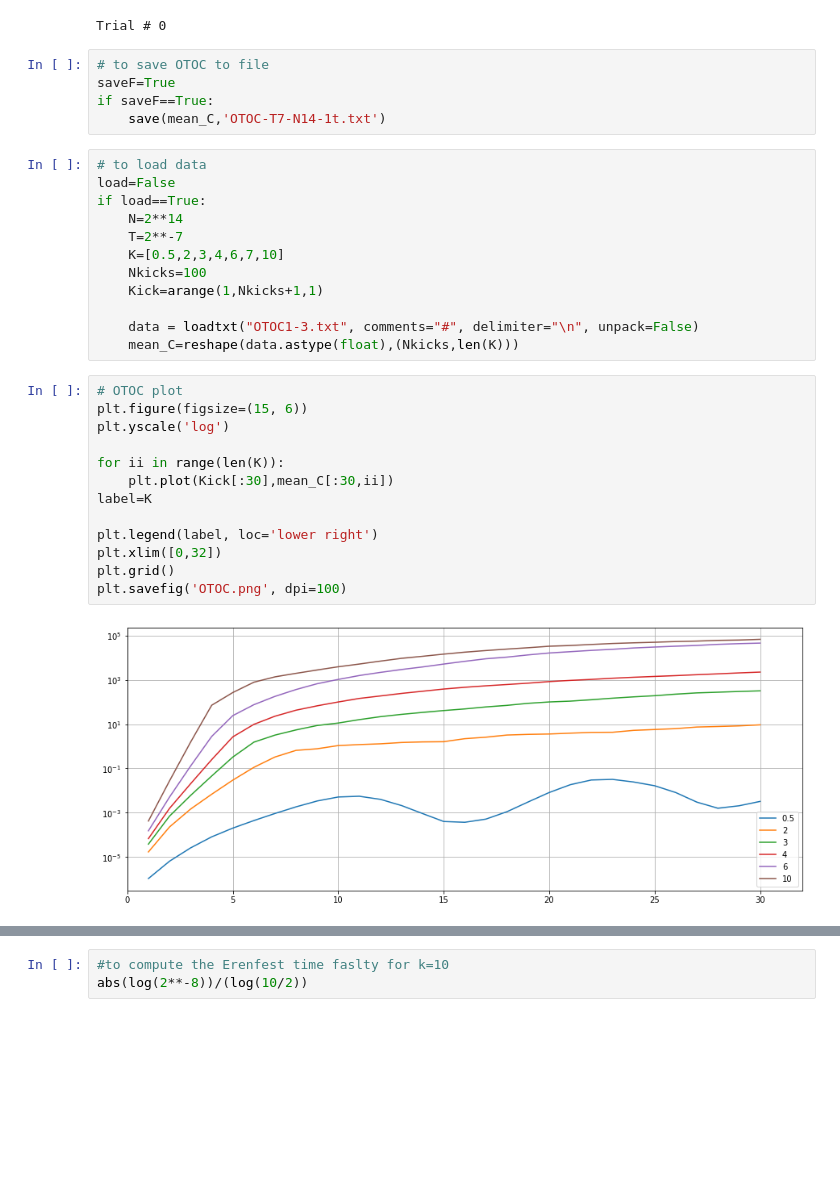
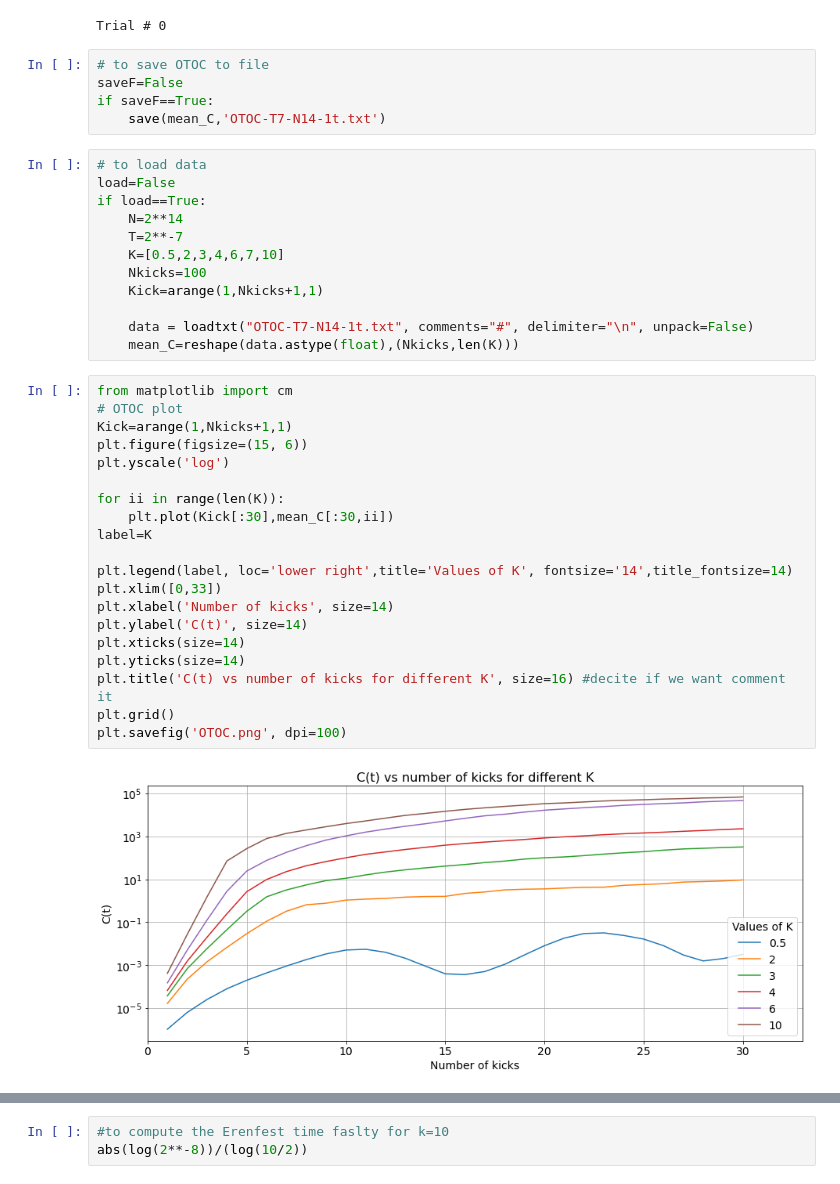
Before and after one commit to CleliaCorridori/OTOC-growth-rate-and-Lyapunov-Exponent-to-inspect-classical-and-quantum-chaos, a Jupyter notebook: OTOC.ipynb, the cells around one changed output, grey strips where cells are left out. Saved outputs shown, nothing was run; the diff lists cells and outputs as text; blank space fills up the shorter version.

```diff
--- a/OTOC.ipynb
+++ b/OTOC.ipynb
@@ -21,7 +27,7 @@ Kick=arange(1,Nkicks+1,1)
 Trial # 0
 # %%
 # to save OTOC to file
-saveF=True
+saveF=False
 if saveF==True:
     save(mean_C,'OTOC-T7-N14-1t.txt')
 # %%
@@ -34,23 +40,30 @@ if load==True:
     Nkicks=100
     Kick=arange(1,Nkicks+1,1)
 
-    data = loadtxt("OTOC1-3.txt", comments="#", delimiter="\n", unpack=False)
+    data = loadtxt("OTOC-T7-N14-1t.txt", comments="#", delimiter="\n", unpack=False)
     mean_C=reshape(data.astype(float),(Nkicks,len(K)))
 # %%
+from matplotlib import cm
 # OTOC plot
+Kick=arange(1,Nkicks+1,1)
 plt.figure(figsize=(15, 6))
 plt.yscale('log')
 
 for ii in range(len(K)):
     plt.plot(Kick[:30],mean_C[:30,ii])
 label=K
 
-plt.legend(label, loc='lower right')
-plt.xlim([0,32])
+plt.legend(label, loc='lower right',title='Values of K', fontsize='14',title_fontsize=14)
+plt.xlim([0,33])
+plt.xlabel('Number of kicks', size=14)
+plt.ylabel('C(t)', size=14)
+plt.xticks(size=14)
+plt.yticks(size=14)
+plt.title('C(t) vs number of kicks for different K', size=16) #decite if we want comment it
 plt.grid()
 plt.savefig('OTOC.png', dpi=100)
 # %% [output]
-[figure, old version]
+[figure, new version]
 # %%
 Kick=arange(0,Nkicks,1)
 #Compute lambda from the growth of the OTOC
```
Also changed, not shown: parts of 4 cells of this notebook, 4 other files.
